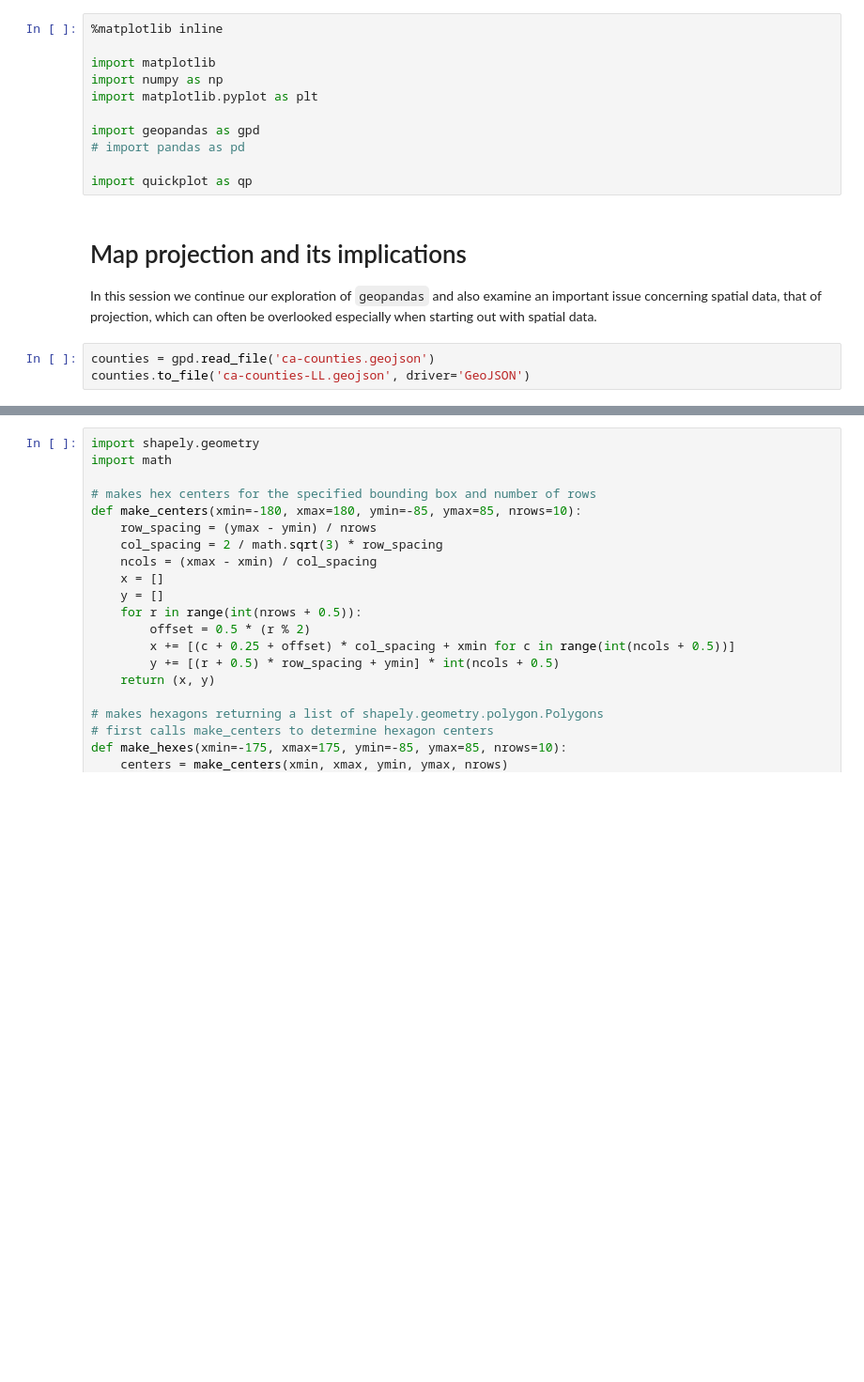
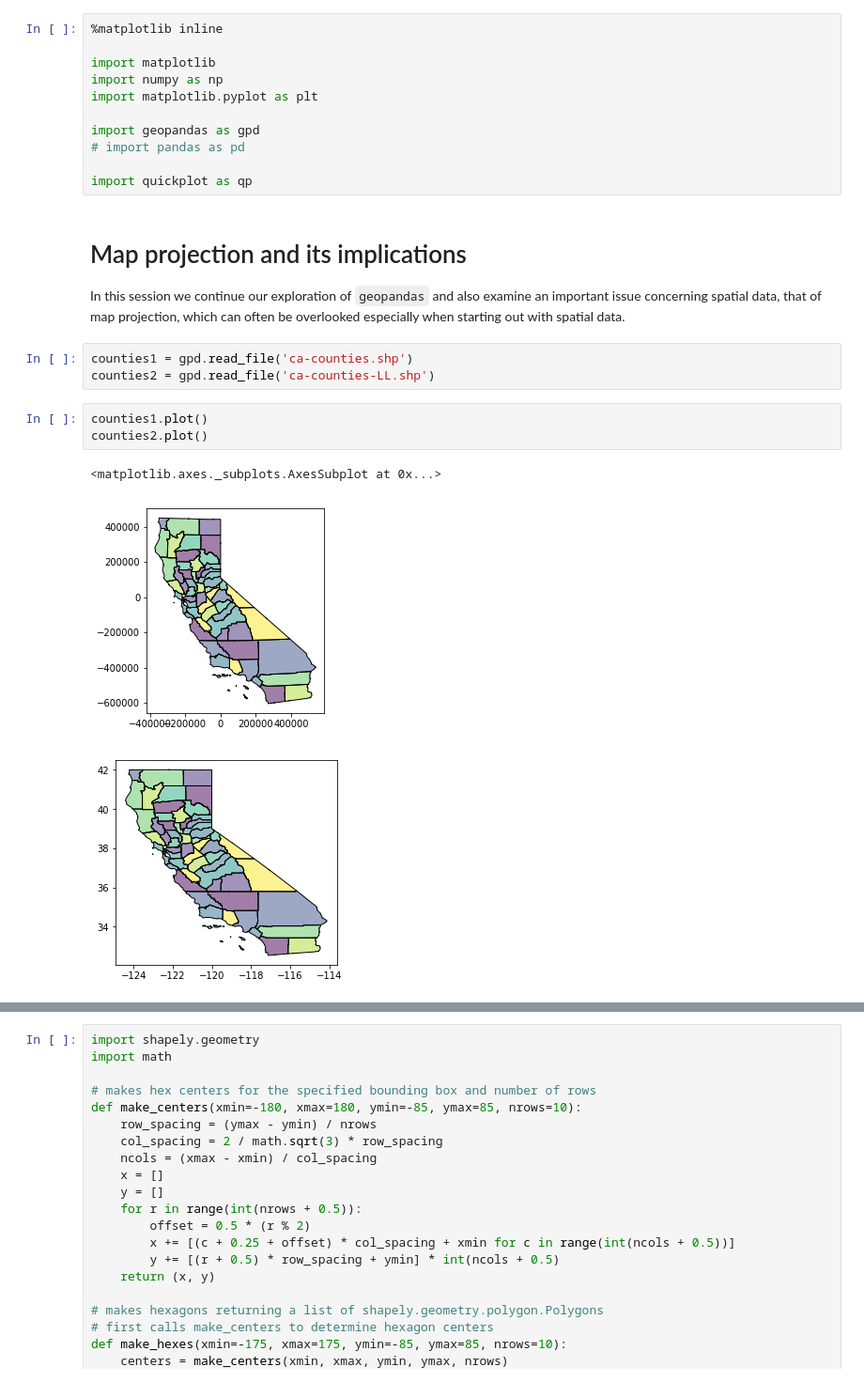
Before and after one commit to data-8/geography-88, a Jupyter notebook: session2/Map-projection.ipynb, the cells around one changed output, grey strips where cells are left out. Shown at 94% size. Drawn from its saved outputs; the diff is of its cells as text; blank space fills up the shorter version.

Commit message:
Working on session 2. Some tidy ups of data files

```diff
--- a/session2/Map-projection.ipynb
+++ b/session2/Map-projection.ipynb
@@ -11,7 +11,14 @@ import geopandas as gpd
 import quickplot as qp
 # %% [markdown]
 # Map projection and its implications
-In this session we continue our exploration of `geopandas` and also examine an important issue concerning spatial data, that of projection, which can often be overlooked especially when starting out with spatial data.
+In this session we continue our exploration of `geopandas` and also examine an important issue concerning spatial data, that of map projection, which can often be overlooked especially when starting out with spatial data.
 # %%
-counties = gpd.read_file('ca-counties.geojson')
-counties.to_file('ca-counties-LL.geojson', driver='GeoJSON')
+counties1 = gpd.read_file('ca-counties.shp')
+counties2 = gpd.read_file('ca-counties-LL.shp')
+# %%
+counties1.plot()
+counties2.plot()
+# %% [output]
+<matplotlib.axes._subplots.AxesSubplot at 0x...>
+[figure, added]
+[figure, added]
```
Also changed, not shown: parts of 22 cells of this notebook, 19 other files.
